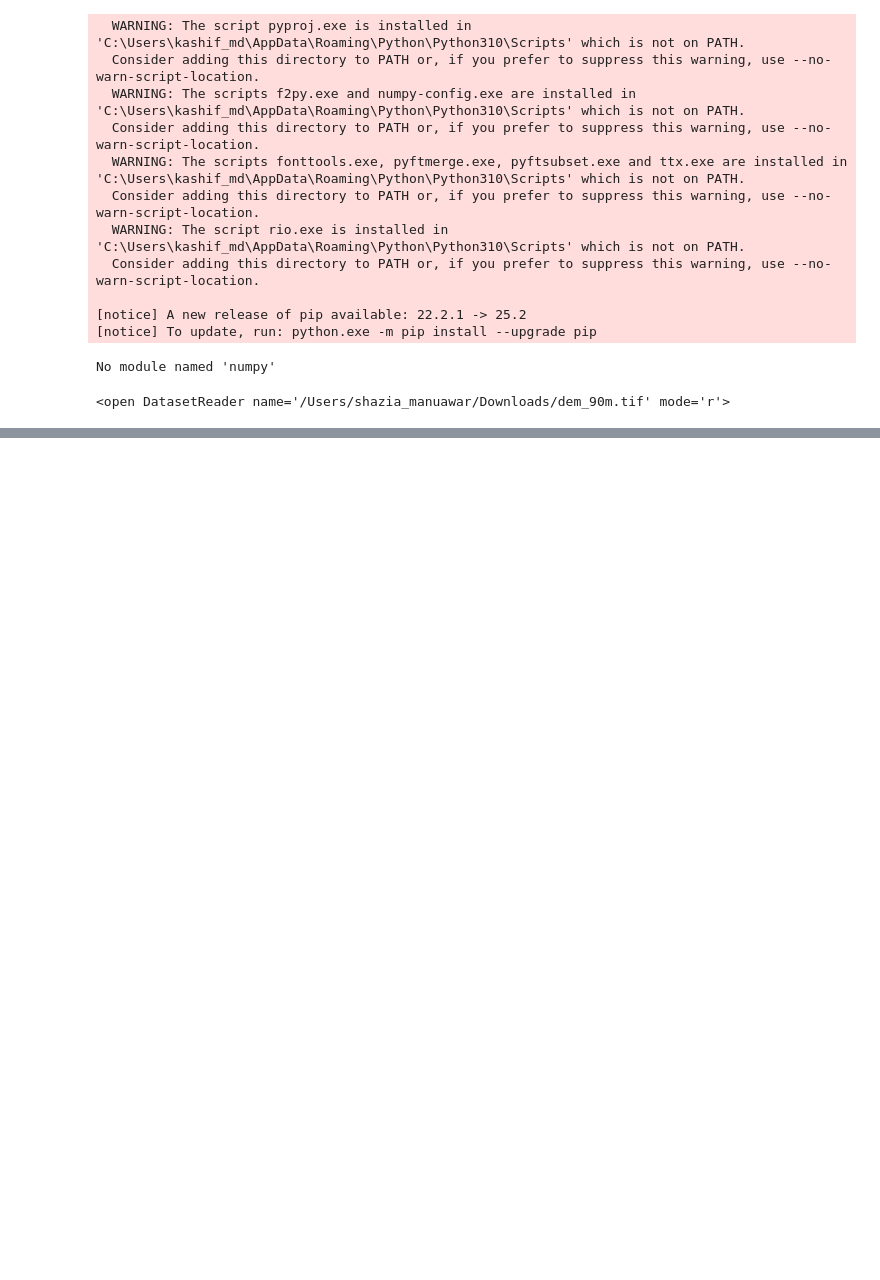
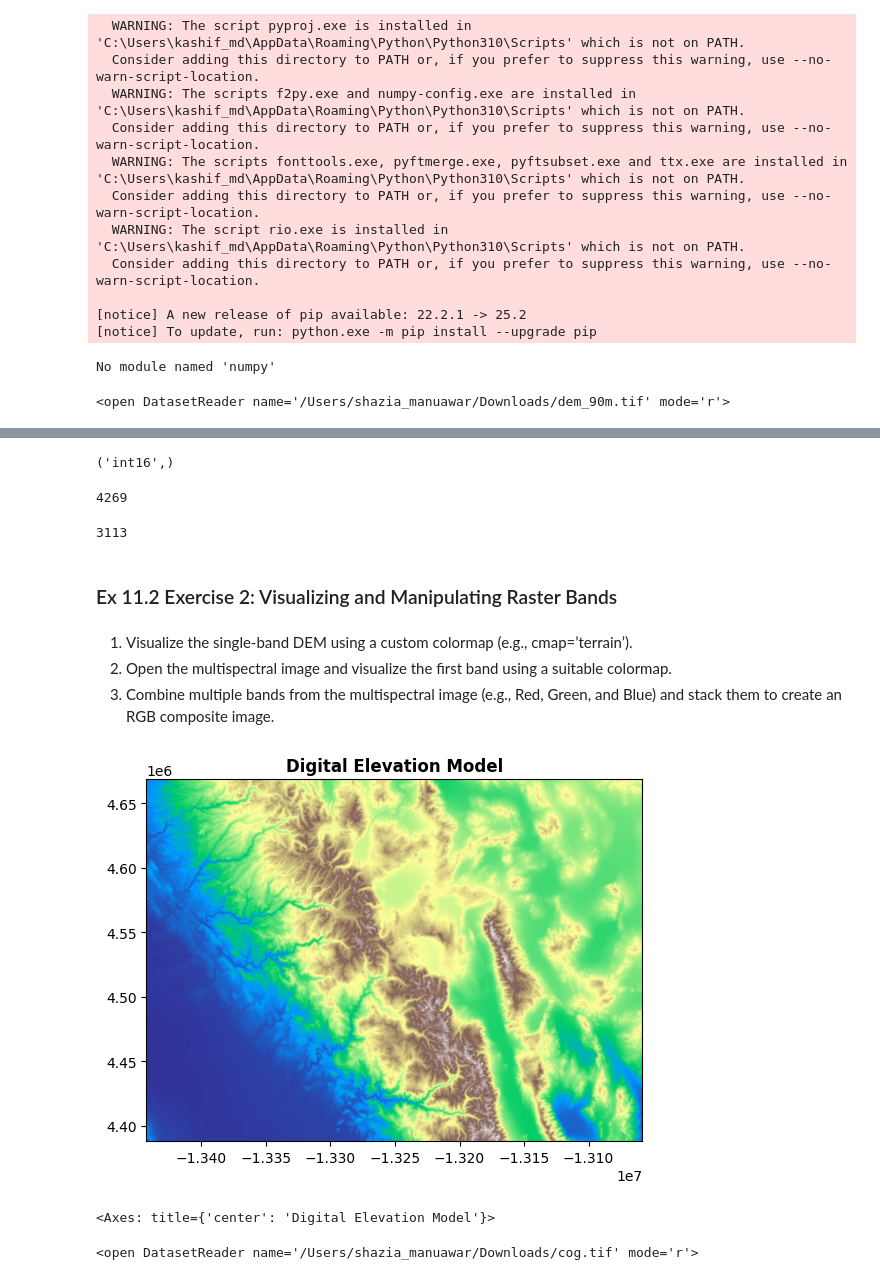
Before and after one commit to kashif061/IntroToGISProgram, a Jupyter notebook: Lesson11.ipynb, the cells around one changed output, grey strips where cells are left out. Cells and saved outputs as stored; diff of their text form; code cells hidden in the pictures; blank space fills up the shorter version.

```diff
--- a/Lesson11.ipynb
+++ b/Lesson11.ipynb
@@ -103,0 +136,29 @@ print (src)
+# %%
+src.dtypes
+# %% [output]
+('int16',)
+# %%
+src.width
+# %% [output]
+4269
+# %%
+src.height
+# %% [output]
+3113
+# %% [markdown]
+### Ex 11.2 Exercise 2: Visualizing and Manipulating Raster Bands
+# %% [markdown]
+1. Visualize the single-band DEM using a custom colormap (e.g., cmap=’terrain’).
+2. Open the multispectral image and visualize the first band using a suitable colormap.
+3. Combine multiple bands from the multispectral image (e.g., Red, Green, and Blue) and stack them to create an RGB composite image.
+# %%
+rasterio.plot.show (src, cmap = "terrain", title = "Digital Elevation Model")
+# %% [output]
+[figure, added]
+<Axes: title={'center': 'Digital Elevation Model'}>
+# %%
+raster_path_new = ("/Users/shazia_manuawar/Downloads/cog.tif")
+src1 = rasterio.open (raster_path_new)
+print (src1)
+# %% [output]
+<open DatasetReader name='/Users/shazia_manuawar/Downloads/cog.tif' mode='r'>
```
Also changed, not shown: parts of 56 cells of this notebook, 2 other files.
